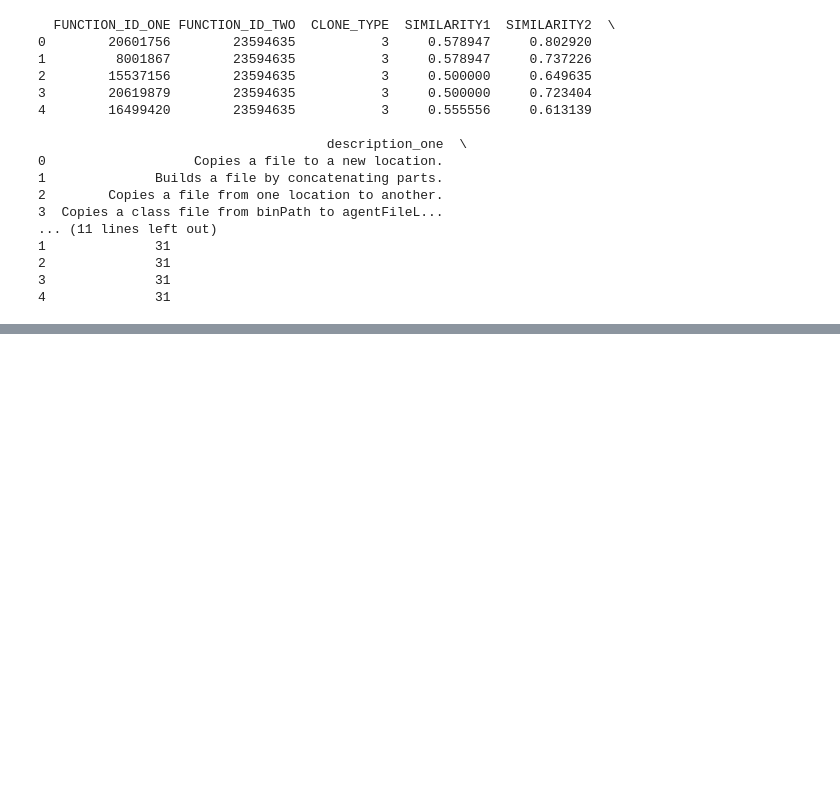
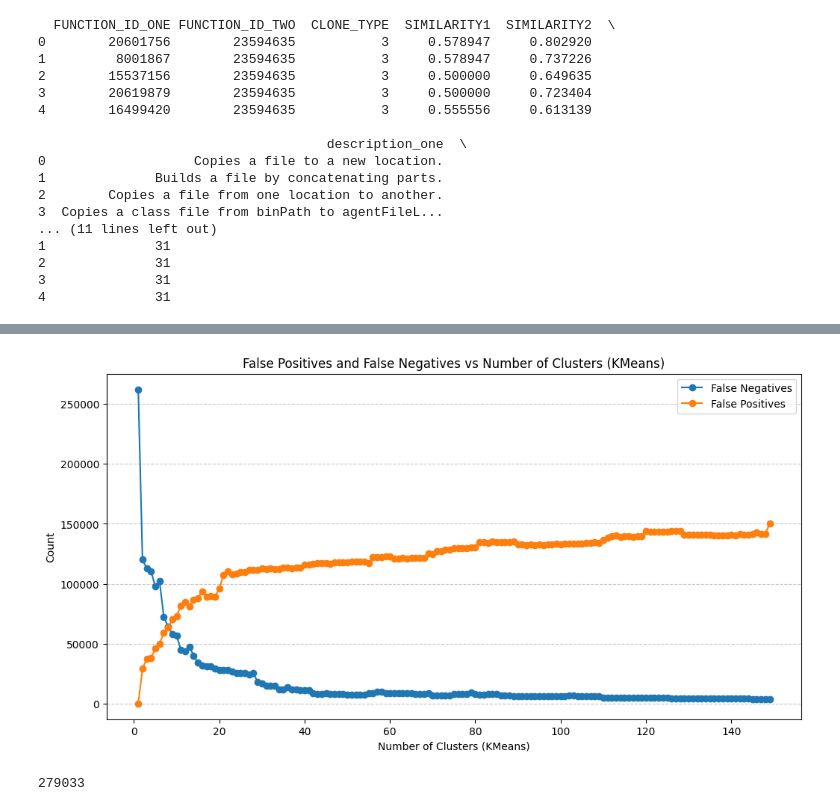
Before and after one commit to timuslala/sematnic_code_clones, a Jupyter notebook: old/testing.ipynb, the cells around one changed output, grey strips where cells are left out. Saved outputs shown, nothing was run; the diff lists cells and outputs as text; code cells hidden in the pictures; blank space fills up the shorter version.

```diff
--- a/old/testing.ipynb
+++ b/old/testing.ipynb
@@ -317,0 +299,73 @@ Error:
+# %%
+# Import necessary libraries
+import pandas as pd
+import matplotlib.pyplot as plt
+from sentence_transformers import SentenceTransformer
+from sklearn.cluster import KMeans
+
+# Initialize variables
+false_negatives_lengths = []
+false_positives_lengths = []
+num_clusters_list = range(1, 150, 1)  # Example: Clusters from 5 to 50 in steps of 5
+
+# Load data
+df2 = pd.read_pickle("BCB_updated.pkl")
+df2['id'] = df2['name'].str.replace('.java', '', regex=False)
+descriptions = df2["description"].dropna()
+model = SentenceTransformer('all-MiniLM-L6-v2')
+embeddings = model.encode(descriptions.tolist())
+
+# Iterate over different numbers of clusters
+for num_clusters in num_clusters_list:
+    # Apply KMeans clustering
+    kmeans = KMeans(n_clusters=num_clusters, random_state=42)
+    df2['cluster'] = kmeans.fit_predict(embeddings)
+
+    # Map clusters to FUNCTION_IDs
+    name_to_cluster = dict(zip(df2['name'].str.replace('.java', '', regex=False), df2['cluster']))
+    BCB_nonclones_df = pd.read_csv("BCB_nonclone.csv", encoding='utf-8', sep=',', names=["FUNCTION_ID_ONE", "FUNCTION_ID_TWO"], header=None)
+    BCB_nonclones_df['cluster_id_one'] = BCB_nonclones_df['FUNCTION_ID_ONE'].map(name_to_cluster)
+    BCB_nonclones_df['cluster_id_two'] = BCB_nonclones_df['FUNCTION_ID_TWO'].map(name_to_cluster)
+
+    # Calculate false negatives
+    false_negatives = BCB_nonclones_df.where(BCB_nonclones_df["cluster_id_one"] == BCB_nonclones_df["cluster_id_two"]).dropna()
+    false_negatives_lengths.append(len(false_negatives))
+
+    # Wczytanie danych
+    column_names = ["FUNCTION_ID_ONE", "FUNCTION_ID_TWO", "CLONE_TYPE", "SIMILARITY1", "SIMILARITY2"]  # Replace with actual column names
+
+    BCB_clones_df = pd.read_csv("BCB_clone.csv", encoding='utf-8', sep=',', names=column_names, header=None)
+    # Tworzenie mapy z FUNCTION_ID na cluster_id
+    BCB_clones_df['FUNCTION_ID_ONE'] = BCB_clones_df['FUNCTION_ID_ONE'].astype(str)
+    BCB_clones_df['FUNCTION_ID_TWO'] = BCB_clones_df['FUNCTION_ID_TWO'].astype(str)
+
+    name_to_cluster = dict(zip(df2['id'].astype(str), df2['cluster']))
+
+    name_to_description = dict(zip(df2['id'].astype(str), df2['description']))
+
+    BCB_clones_df['description_one'] = BCB_clones_df['FUNCTION_ID_ONE'].map(name_to_description)
+    BCB_clones_df['description_two'] = BCB_clones_df['FUNCTION_ID_TWO'].map(name_to_description)
+    # Dodanie kolumn cluster_id_one i cluster_id_two
+    BCB_clones_df['cluster_id_one'] = BCB_clones_df['FUNCTION_ID_ONE'].map(name_to_cluster)
+    BCB_clones_df['cluster_id_two'] = BCB_clones_df['FUNCTION_ID_TWO'].map(name_to_cluster)
+
+    false_positives = BCB_clones_df.where(BCB_clones_df["cluster_id_one"] != BCB_clones_df["cluster_id_two"]).dropna()
+    false_positives_lengths.append(len(false_positives))
+
+# Plot the results
+plt.figure(figsize=(12, 6))
+plt.plot(num_clusters_list, false_negatives_lengths, label="False Negatives", marker='o')
+plt.plot(num_clusters_list, false_positives_lengths, label="False Positives", marker='o')
+plt.title("False Positives and False Negatives vs Number of Clusters (KMeans)")
+plt.xlabel("Number of Clusters (KMeans)")
+plt.ylabel("Count")
+plt.legend()
+plt.grid(axis='y', linestyle='--', alpha=0.7)
+plt.show()
+# %% [output]
+[figure, added]
+# %%
+len(BCB_clones_df)
+len(BCB_nonclones_df)
+# %% [output]
+279033
```
Also changed, not shown: parts of 7 cells of this notebook, 4 other files.
